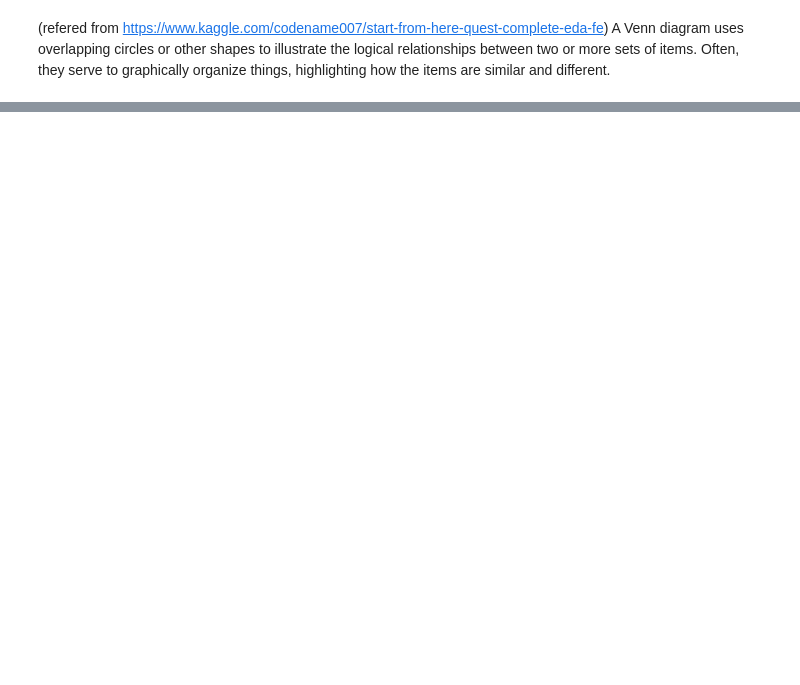
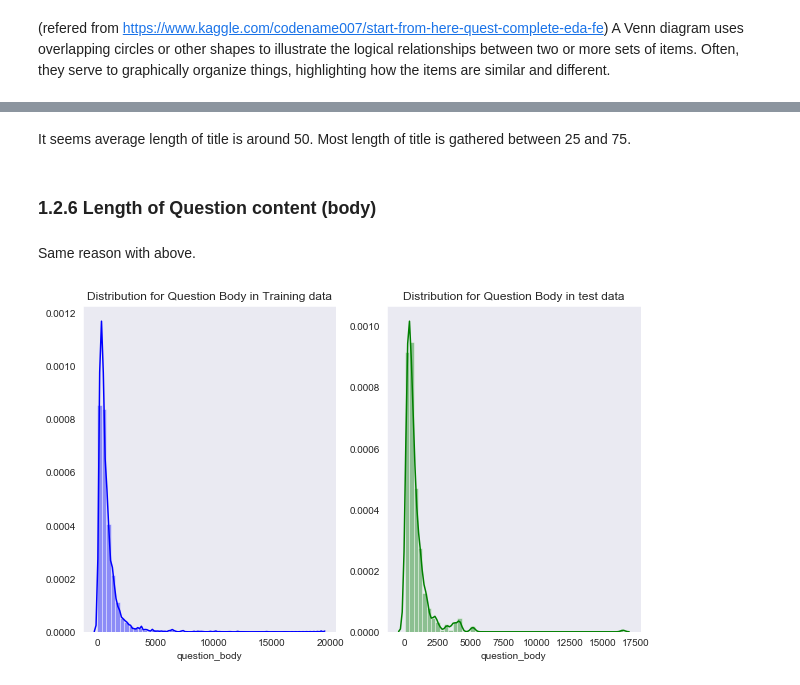
Before and after one commit to Data-Intelligence-Bootcamp/Yeseul_project, a Jupyter notebook: Google QUEST Q&A Labeling_Yeseul.ipynb, the cells around one changed output, grey strips where cells are left out. Drawn from its saved outputs; the diff is of its cells as text; code cells hidden in the pictures; blank space fills up the shorter version.

```diff
--- a/Google QUEST Q&A Labeling_Yeseul.ipynb
+++ b/Google QUEST Q&A Labeling_Yeseul.ipynb
@@ -415,0 +474,17 @@ A Venn diagram uses overlapping circles or other shapes to illustrate the logica
+# %% [markdown]
+It seems average length of title is around 50. Most length of title is gathered between 25 and 75.
+# %% [markdown]
+### 1.2.6 Length of Question content (body)
+# %% [markdown]
+Same reason with above.
+# %%
+train_question_title=train['question_body'].str.len()
+test_question_title=test['question_body'].str.len()
+fig,(ax1,ax2)=plt.subplots(1,2,figsize=(10,6))
+sns.distplot(train_question_title,ax=ax1,color='blue')
+sns.distplot(test_question_title,ax=ax2,color='green')
+ax2.set_title('Distribution for Question Body in test data')
+ax1.set_title('Distribution for Question Body in Training data')
+plt.show()
+# %% [output]
+[figure, added]
```
Also changed, not shown: parts of 43 cells of this notebook.
